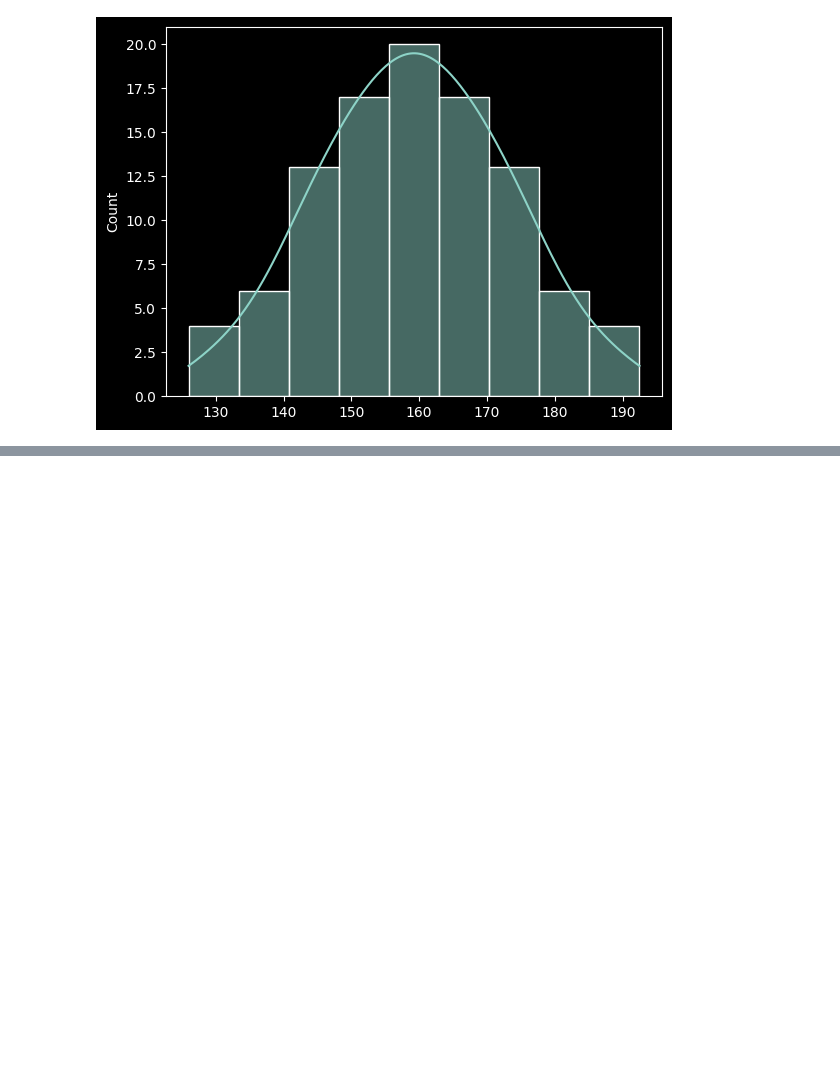
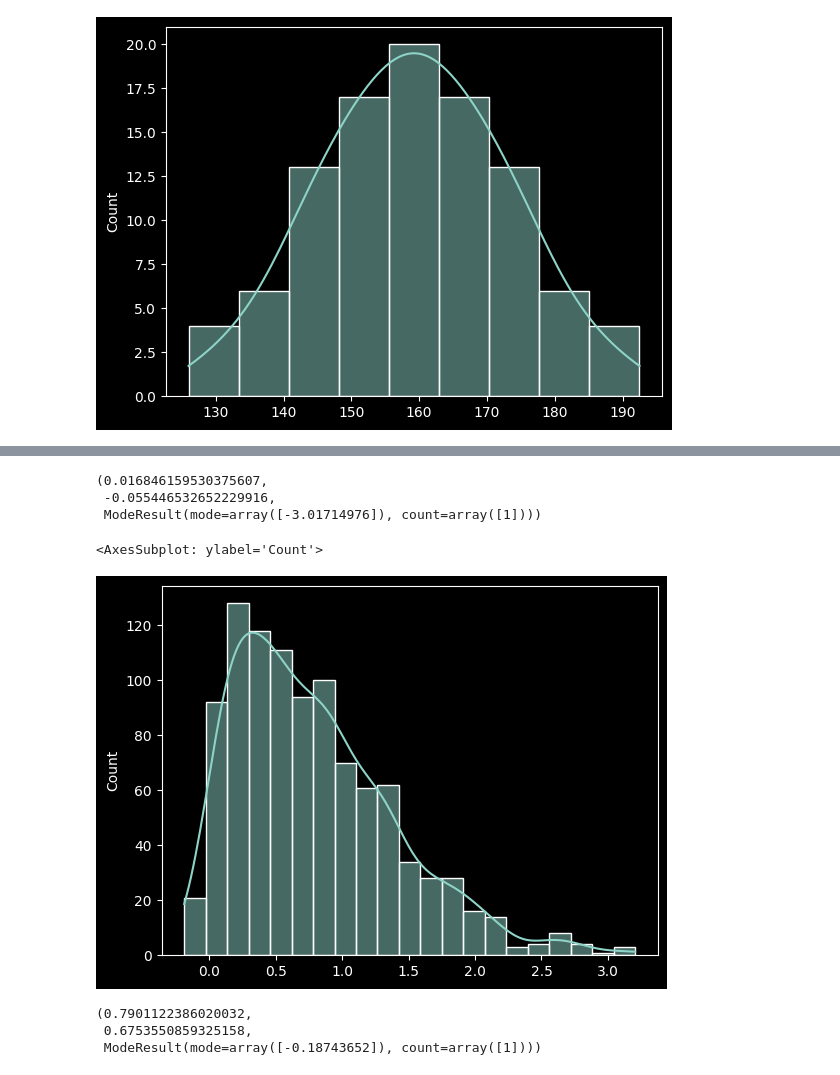
Before and after one commit to Joao-Inacio/Statistics_for-Data_Science, a Jupyter notebook: Distribuições_Estatisticas/Distribuicoes.ipynb, the cells around one changed output, grey strips where cells are left out. Drawn from its saved outputs; the diff is of its cells as text; code cells hidden in the pictures; blank space fills up the shorter version.

```diff
--- a/Distribuições_Estatisticas/Distribuicoes.ipynb
+++ b/Distribuições_Estatisticas/Distribuicoes.ipynb
@@ -106,0 +119,21 @@ sns.histplot(dados, kde=True)
+# %%
+# média, mediana e moda
+dados_normal.mean(), np.median(dados_normal), stats.mode(dados_normal, keepdims=True)
+# %% [output]
+(0.016846159530375607,
+ -0.055446532652229916,
+ ModeResult(mode=array([-3.01714976]), count=array([1])))
+# %%
+# Criando dados enviesado positivo e visualizando o gráficos
+ds_enve_positivo = skewnorm.rvs(a=10, size=1000)
+sns.histplot(ds_enve_positivo, kde=True)
+# %% [output]
+<AxesSubplot: ylabel='Count'>
+[figure, added]
+# %%
+# média, mediana e moda
+ds_enve_positivo.mean(), np.median(ds_enve_positivo), stats.mode(ds_enve_positivo, keepdims=True)
+# %% [output]
+(0.7901122386020032,
+ 0.6753550859325158,
+ ModeResult(mode=array([-0.18743652]), count=array([1])))
```
Also changed, not shown: parts of 5 cells of this notebook.
